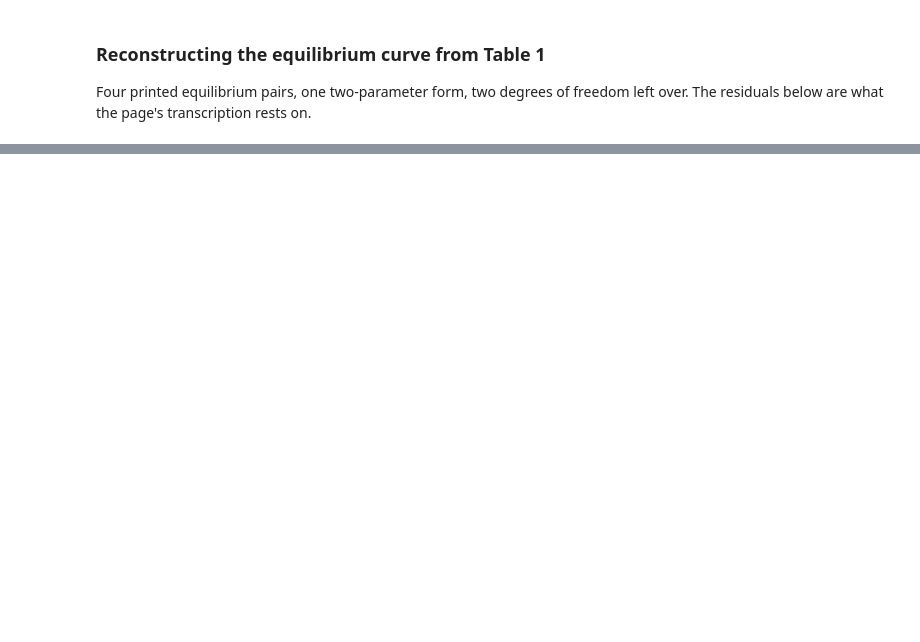
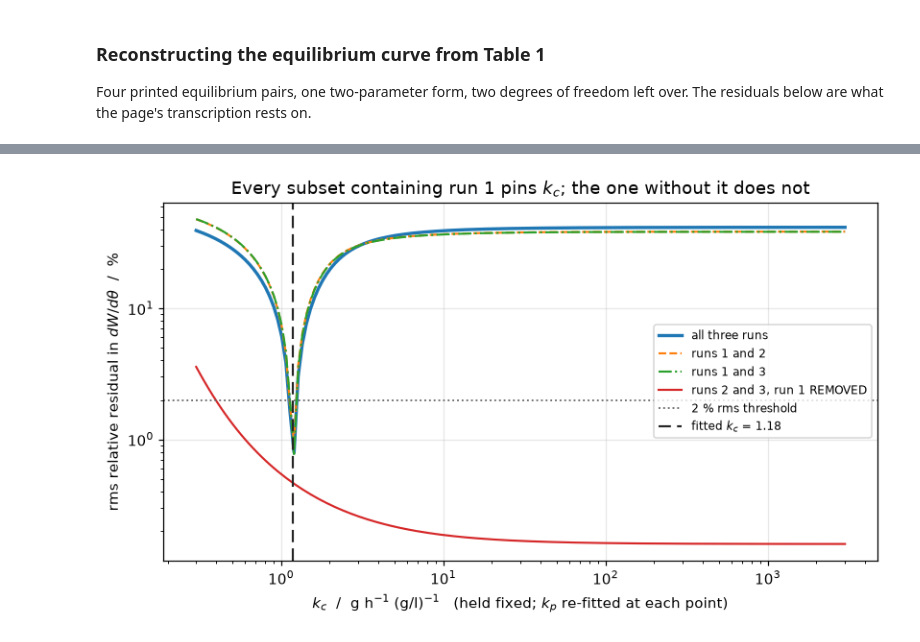
Before and after one commit to computational-chemical-engineering/pymrm-gallery, a Jupyter notebook: pages/A3.1-whitman-two-film/index.ipynb, the cells around one changed output, grey strips where cells are left out. Saved outputs shown, nothing was run; the diff lists cells and outputs as text; code cells hidden in the pictures; blank space fills up the shorter version.

```diff
--- a/pages/A3.1-whitman-two-film/index.ipynb
+++ b/pages/A3.1-whitman-two-film/index.ipynb
@@ -2004,0 +1179,78 @@ from Whitman's own Table 1.
+# %%
+THRESH = 0.02                           # 2 % rms
+KC_SWEEP = np.geomspace(0.3, 3e3, 160)
+
+
+def profile_rms(kc, subset, runs=RUNS, eq=EQ):
+    """rms relative residual with k_c fixed and k_p re-fitted."""
+    s = least_squares(lambda th: rel_resid_two(th, kc=kc, subset=subset, runs=runs, eq=eq),
+                      [np.log(0.59)], xtol=1e-14, ftol=1e-14, gtol=1e-14)
+    r = np.asarray(rel_resid_two(s.x, kc=kc, subset=subset, runs=runs, eq=eq))
+    return float(np.sqrt((r ** 2).mean()))
+
+
+def kc_band(subset, runs=RUNS, eq=EQ):
+    """Root-found edges of {k_c: profile rms <= THRESH}; the upper edge is inf when the
+    rms is still below THRESH at the top of the sweep."""
+    v = np.array([profile_rms(k, subset, runs, eq) for k in KC_SWEEP]) - THRESH
+    inside = np.flatnonzero(v <= 0)
+    if inside.size == 0:
+        return np.nan, np.nan, v + THRESH
+    i, j = inside[0], inside[-1]
+    if not np.all(v[i:j + 1] <= 0):
+        raise ValueError(f"the admitted set of {subset} is not one interval")
+
+    def g(k):
+        return profile_rms(k, subset, runs, eq) - THRESH
+
+    lo = KC_SWEEP[0] if i == 0 else brentq(g, KC_SWEEP[i - 1], KC_SWEEP[i], xtol=1e-12)
+    hi = np.inf if j == len(KC_SWEEP) - 1 else brentq(g, KC_SWEEP[j], KC_SWEEP[j + 1],
+                                                     xtol=1e-12)
+    return lo, hi, v + THRESH
+
+
+SUBSETS = [((1, 2, 3), "all three runs"), ((1, 2), "runs 1 and 2"),
+           ((1, 3), "runs 1 and 3"), ((2, 3), "runs 2 and 3, run 1 REMOVED")]
+BANDS, PROF = {}, {}
+for sub, lab in SUBSETS:
+    lo, hi, PROF[sub] = kc_band(sub)
+    BANDS[sub] = (lo, hi)
+    top = ("  still below 2 % at the top of the sweep" if not np.isfinite(hi) else "")
+    print(f"  {lab:30s}: k_c admitted at rms <= {100 * THRESH:.0f} %: "
+          f"[{lo:.3g}, {hi:.4g}]{top}")
+WITH_RUN1 = [s for s, _ in SUBSETS if 1 in s]
+KC_LO_RUN1 = min(BANDS[s][0] for s in WITH_RUN1)
+KC_HI_RUN1 = max(BANDS[s][1] for s in WITH_RUN1)
+KC_BAND_WIDTH_ALL = BANDS[(1, 2, 3)][1] / BANDS[(1, 2, 3)][0]
+P23 = PROF[(2, 3)]
+print(f"\n  every subset containing run 1 admits k_c only in [{KC_LO_RUN1:.3f}, "
+      f"{KC_HI_RUN1:.3f}]; with all three runs the band spans a factor "
+      f"{KC_BAND_WIDTH_ALL:.4f}")
+UNBOUNDED_NO1 = bool(np.isinf(BANDS[(2, 3)][1]))
+RISES_NO1 = int(np.sum(np.diff(P23) > 0))
+print(f"  with run 1 removed the band starts at {BANDS[(2, 3)][0]:.3f}; upper end "
+      f"{'none' if UNBOUNDED_NO1 else 'finite'}: the profile has {RISES_NO1} rises in "
+      f"{len(P23) - 1} steps")
+print(f"  towards its k_c -> infinity limit, the deleted-film fit, {100 * rms_n23:.3f} % rms")
+claims.exact("kc_band_without_run1_unbounded", UNBOUNDED_NO1)
+claims.exact("profile_without_run1_rises", RISES_NO1)
+claims.value("kc_band_low_all_runs", BANDS[(1, 2, 3)][0], rtol=1e-4)
+claims.value("kc_band_high_all_runs", BANDS[(1, 2, 3)][1], rtol=1e-4)
+claims.value("kc_band_width_all_runs", KC_BAND_WIDTH_ALL, rtol=1e-4)
+claims.value("kc_band_low_run1_subsets", KC_LO_RUN1, rtol=1e-4)
+claims.value("kc_band_high_run1_subsets", KC_HI_RUN1, rtol=1e-4)
+claims.value("kc_band_low_without_run1", BANDS[(2, 3)][0], rtol=1e-4)
+
+fig, ax = plt.subplots(figsize=(7.6, 4.4))
+for (sub, lab), st in zip(SUBSETS, ["-", "--", "-.", "-"]):
+    ax.loglog(KC_SWEEP, 100 * PROF[sub], st, lw=2.2 if len(sub) != 2 else 1.4, label=lab)
+ax.axhline(100 * THRESH, ls=":", lw=1.2, color="0.4",
+           label=f"{100 * THRESH:.0f} % rms threshold")
+ax.axvline(KC_F, ls=(0, (6, 3)), lw=1.4, color="0.15", label=f"fitted $k_c$ = {KC_F:.2f}")
+ax.set_xlabel(r"$k_c$  /  g h$^{-1}$ (g/l)$^{-1}$   (held fixed; $k_p$ re-fitted at each point)")
+ax.set_ylabel(r"rms relative residual in $dW/d\theta$  /  %")
+ax.set_title("Every subset containing run 1 pins $k_c$; the one without it does not")
+ax.legend(fontsize=8)
+fig.tight_layout()
+plt.show()
+# %% [output]
@@ -2004,0 +1265 @@ from Whitman's own Table 1.
+[figure, added]
```
Also changed, not shown: parts of 91 cells of this notebook, 9 other files.
